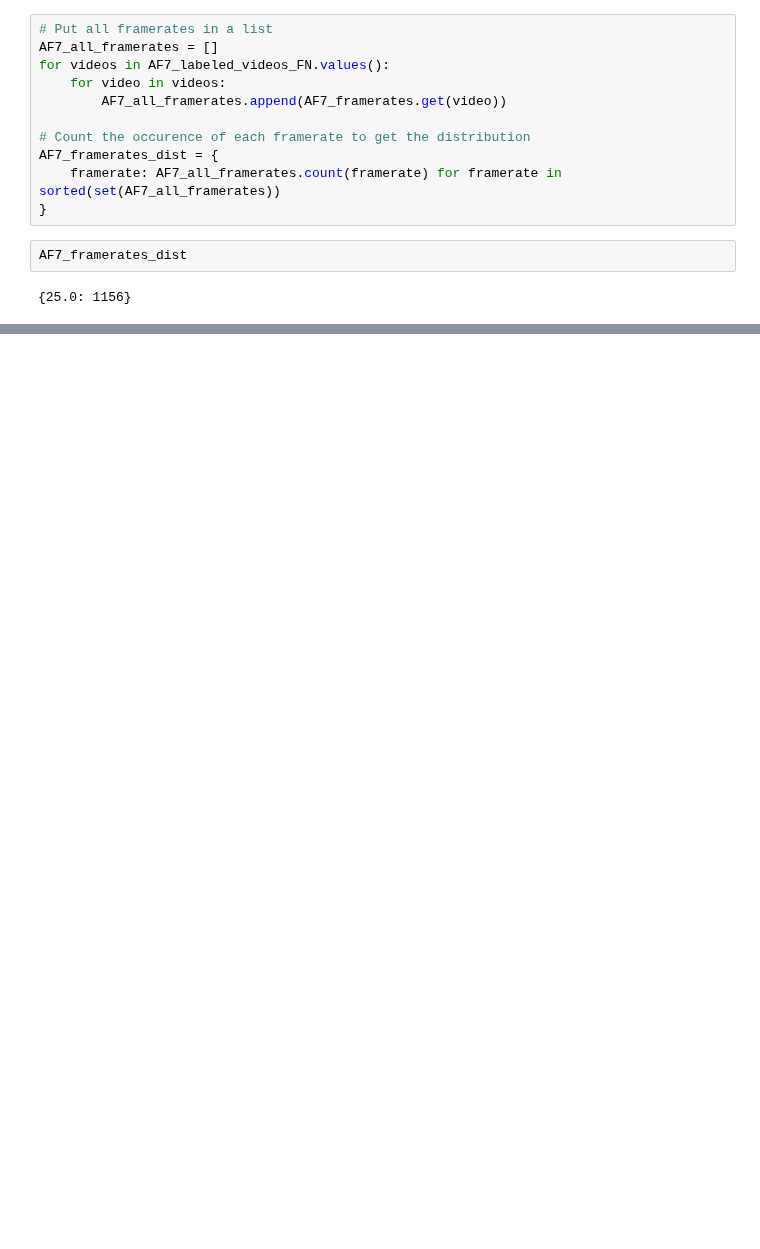
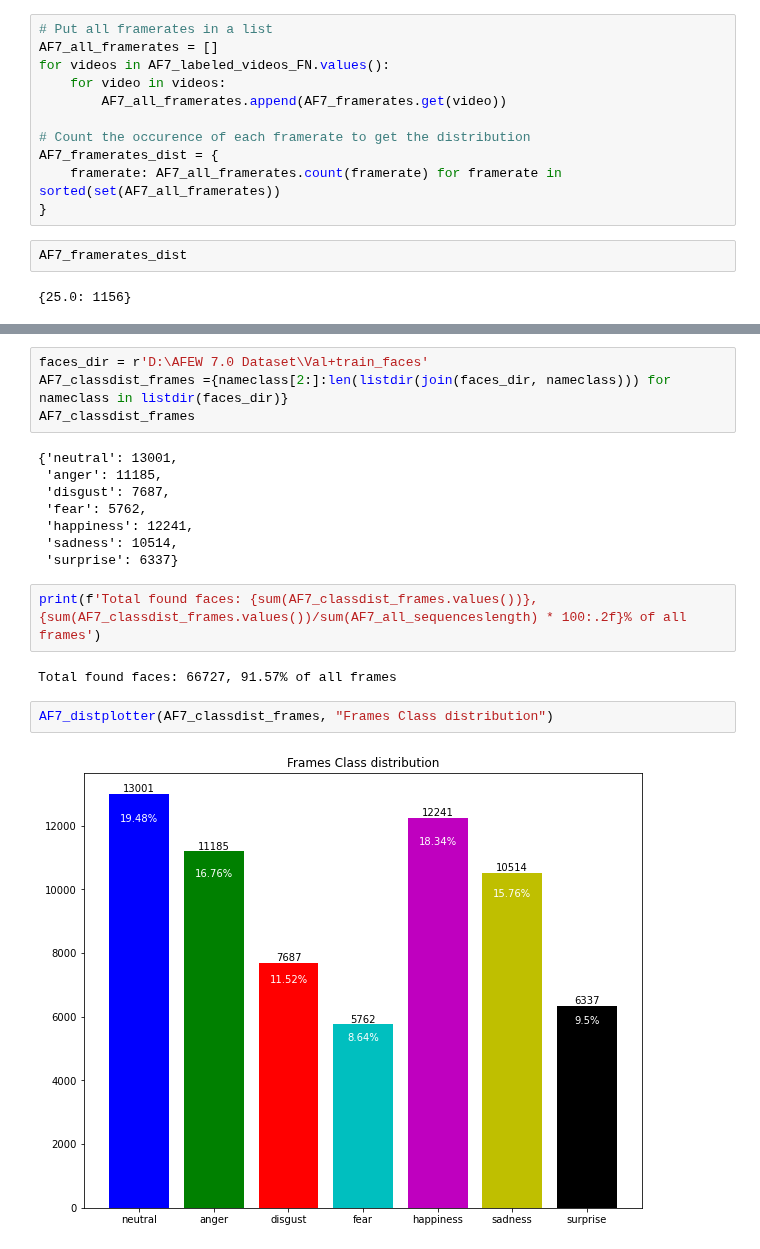
Before and after one commit to ion-elgreco/thesis-FER, a Jupyter notebook: EDA_AF7.ipynb, the cells around one changed output, grey strips where cells are left out. Drawn from its saved outputs; the diff is of its cells as text; blank space fills up the shorter version.

```diff
--- a/EDA_AF7.ipynb
+++ b/EDA_AF7.ipynb
@@ -159,0 +190,20 @@ AF7_classdist
+# %%
+faces_dir = r'D:\AFEW 7.0 Dataset\Val+train_faces'
+AF7_classdist_frames ={nameclass[2:]:len(listdir(join(faces_dir, nameclass))) for nameclass in listdir(faces_dir)}
+AF7_classdist_frames
+# %% [output]
+{'neutral': 13001,
+ 'anger': 11185,
+ 'disgust': 7687,
+ 'fear': 5762,
+ 'happiness': 12241,
+ 'sadness': 10514,
+ 'surprise': 6337}
+# %%
+print(f'Total found faces: {sum(AF7_classdist_frames.values())}, {sum(AF7_classdist_frames.values())/sum(AF7_all_sequenceslength) * 100:.2f}% of all frames')
+# %% [output]
+Total found faces: 66727, 91.57% of all frames
+# %%
+AF7_distplotter(AF7_classdist_frames, "Frames Class distribution")
+# %% [output]
+[figure, added]
```
Also changed, not shown: parts of 7 cells of this notebook.
